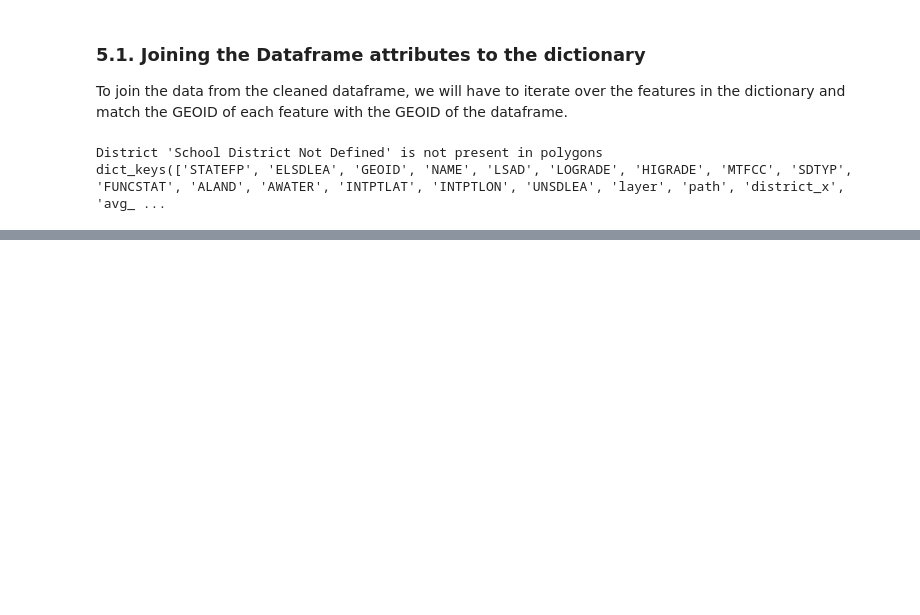
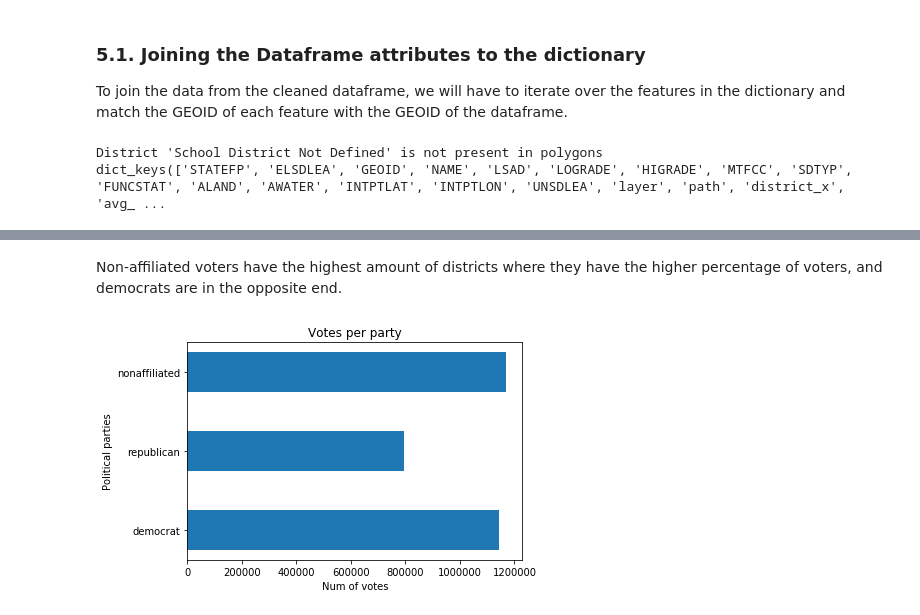
Before and after one commit to rodrigomd94/oregon-school-voters, a Jupyter notebook: notebook/voters_school_board.ipynb, the cells around one changed output, grey strips where cells are left out. Drawn from its saved outputs; the diff is of its cells as text; code cells hidden in the pictures; blank space fills up the shorter version.

```diff
--- a/notebook/voters_school_board.ipynb
+++ b/notebook/voters_school_board.ipynb
@@ -316,0 +335,20 @@ IPython.display.IFrame(url, width=700, height=350)
+# %% [markdown]
+Non-affiliated voters have the highest amount of districts where they have the higher percentage of voters, and democrats are in the opposite end.
+# %%
+import statistics
+from numpy import arange
+num_cols = ['democrat', 'republican', 'nonaffiliated']
+bar_widths = sum(cleaned[num_cols].values)
+bar_positions = arange(3) + 1
+tick_positions = range(1,4)
+
+fig, ax = plt.subplots()
+ax.barh(bar_positions, bar_widths, 0.5)
+ax.set_yticks(tick_positions)
+ax.set_yticklabels(num_cols)
+ax.set_xlabel("Num of votes")
+ax.set_ylabel("Political parties")
+plt.title("Votes per party")
+plt.show()
+# %% [output]
+[figure, added]
```
Also changed, not shown: parts of 6 cells of this notebook, 1 other file.
